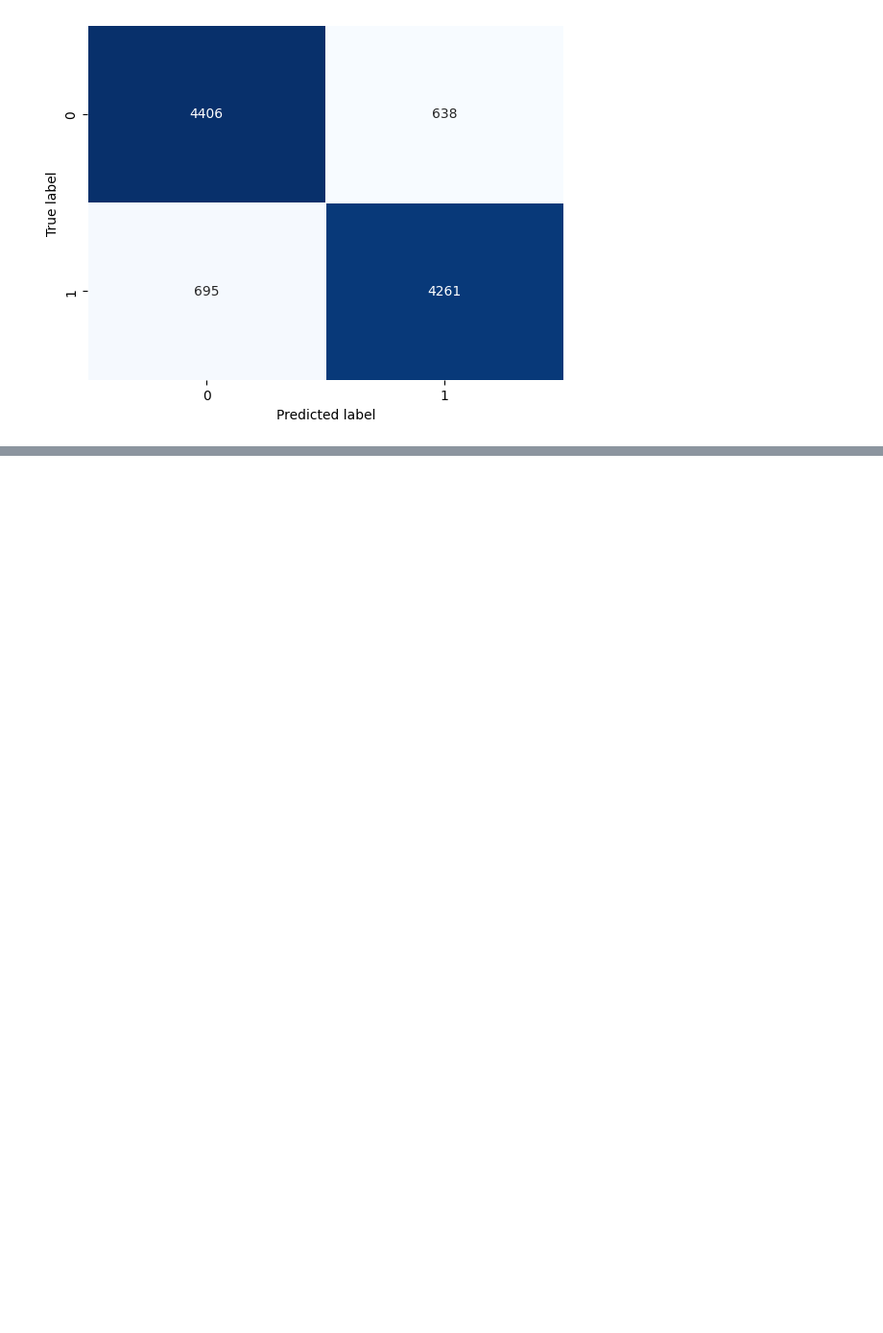
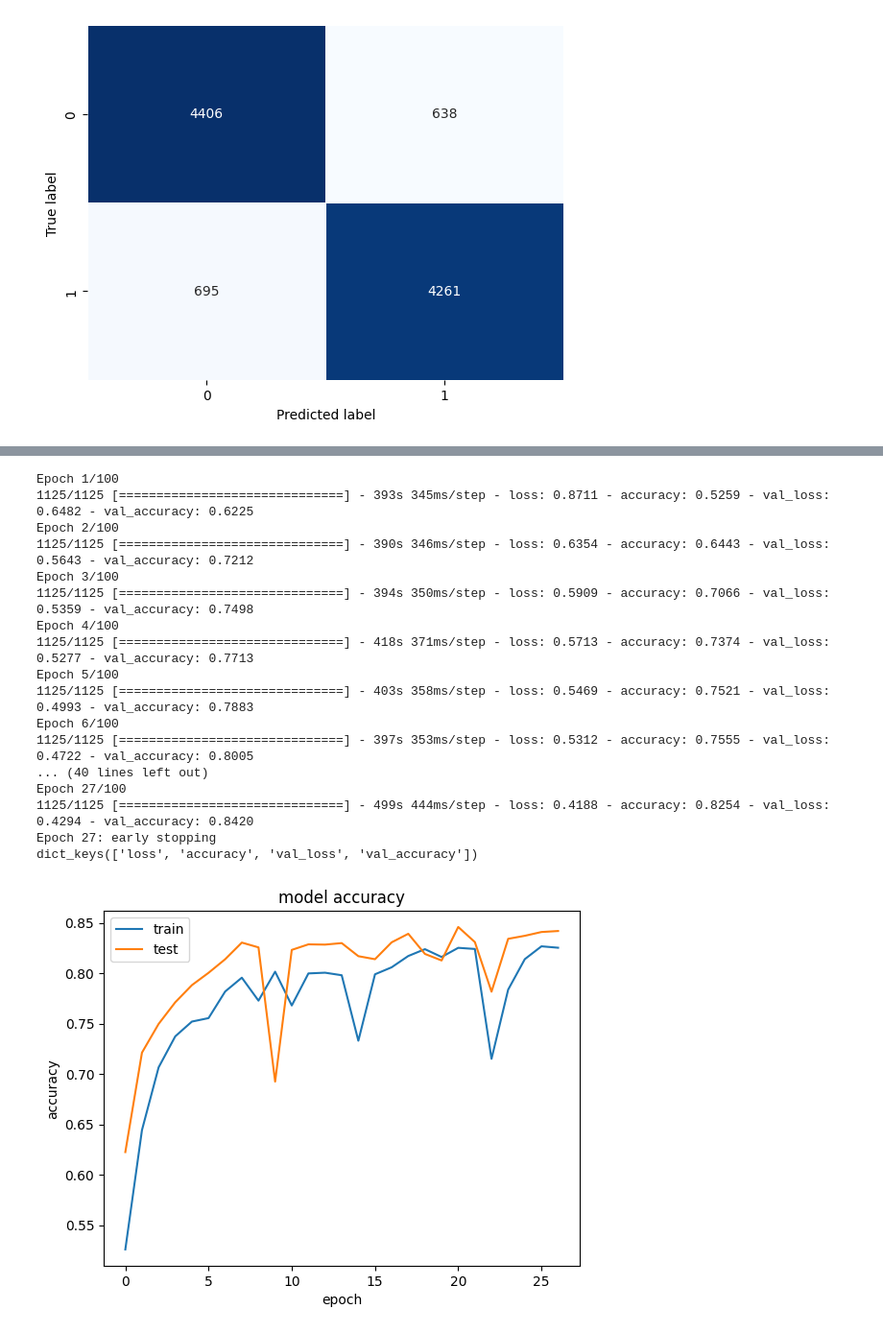
Before and after one commit to debonil/nlu-assignments, a Jupyter notebook: assignment1.ipynb, the cells around one changed output, grey strips where cells are left out. Shown at 96% size. Drawn from its saved outputs; the diff is of its cells as text; code cells hidden in the pictures; blank space fills up the shorter version.

Commit message:
Added word to vec

```diff
--- a/assignment1.ipynb
+++ b/assignment1.ipynb
@@ -146,7 +146,7 @@ print(encoded_train[0:2])
 # %% [output]
 [[1148, 3671, 9852, 849, 1119, 376, 21997, 51, 34614, 1639, 58, 93, 89, 1417, 3587, 536, 1739, 2053, 23070, 1246, 68414, 17410, 1701, 90, 13784, 2988, 1, 21, 42, 63, 4406, 4239, 136, 5, 10514, 52, 86, ...
 # %%
-max_length = 64
+max_length = 128
 padded_train = pad_sequences(encoded_train, maxlen=max_length, padding='post')
 padded_test = pad_sequences(encoded_test, maxlen=max_length, padding='post')
 padded_val = pad_sequences(encoded_val, maxlen=max_length, padding='post')
@@ -674,0 +704,9 @@ plot_confusion_matrix(y_test, preds_bilstm_64)
+# %%
+vocab_size = len(t.word_index) + 1
+embedding_matrix = np.zeros((vocab_size, Embedding_dimensions))
+
+for word, token in t.word_index.items():
+    if word2vec_model.wv.__contains__(word):
+        embedding_matrix[token] = word2vec_model.wv.__getitem__(word)
+
+print("Embedding Matrix Shape:", embedding_matrix.shape)
@@ -674,0 +715,21 @@ plot_confusion_matrix(y_test, preds_bilstm_64)
+# %%
+#max_length = 64
+
+# define the model
+BiLSTMLayerWithWord2Vec = Sequential(name="BiLSTMLayerWithWord2Vec")
+BiLSTMLayerWithWord2Vec.add(Embedding(vocab_size, 256, input_length=max_length,
+                                      weights=[embedding_matrix],trainable = False))
+BiLSTMLayerWithWord2Vec.add(Bidirectional(LSTM(128, dropout=0.3, return_sequences=True)))
+BiLSTMLayerWithWord2Vec.add(Bidirectional(LSTM(128, dropout=0.3, return_sequences=False)))
+BiLSTMLayerWithWord2Vec.add(Dense(32, activation='relu'))
+BiLSTMLayerWithWord2Vec.add(Dropout(0.2))
+BiLSTMLayerWithWord2Vec.add(Dense(1, activation='relu'))
+
+
+opt = keras.optimizers.Adam(learning_rate=1e-5)
+
+# compile the model
+BiLSTMLayerWithWord2Vec.compile(optimizer=opt, loss='binary_crossentropy', metrics=['accuracy'])
+
+# summarize the model
+print(BiLSTMLayerWithWord2Vec.summary())
@@ -674,0 +754,30 @@ plot_confusion_matrix(y_test, preds_bilstm_64)
+# %%
+early_stop = EarlyStopping(monitor='val_loss', mode='min', verbose=1, patience=5)
+
+# fit the model
+history = BiLSTMLayerWithWord2Vec.fit(x=padded_train,
+         y=y_train,
+         epochs=100,
+         validation_data=(padded_val, y_val), verbose=1,
+         callbacks=[early_stop]
+         )
+plot_training_graph(history)
+# %% [output]
+Epoch 1/100
+1125/1125 [==============================] - 393s 345ms/step - loss: 0.8711 - accuracy: 0.5259 - val_loss: 0.6482 - val_accuracy: 0.6225
+Epoch 2/100
+1125/1125 [==============================] - 390s 346ms/step - loss: 0.6354 - accuracy: 0.6443 - val_loss: 0.5643 - val_accuracy: 0.7212
+Epoch 3/100
+1125/1125 [==============================] - 394s 350ms/step - loss: 0.5909 - accuracy: 0.7066 - val_loss: 0.5359 - val_accuracy: 0.7498
+Epoch 4/100
+1125/1125 [==============================] - 418s 371ms/step - loss: 0.5713 - accuracy: 0.7374 - val_loss: 0.5277 - val_accuracy: 0.7713
+Epoch 5/100
+1125/1125 [==============================] - 403s 358ms/step - loss: 0.5469 - accuracy: 0.7521 - val_loss: 0.4993 - val_accuracy: 0.7883
+Epoch 6/100
+1125/1125 [==============================] - 397s 353ms/step - loss: 0.5312 - accuracy: 0.7555 - val_loss: 0.4722 - val_accuracy: 0.8005
+... (40 lines left out)
+Epoch 27/100
+1125/1125 [==============================] - 499s 444ms/step - loss: 0.4188 - accuracy: 0.8254 - val_loss: 0.4294 - val_accuracy: 0.8420
+Epoch 27: early stopping
+dict_keys(['loss', 'accuracy', 'val_loss', 'val_accuracy'])
+[figure, added]
```
Also changed, not shown: parts of 9 cells of this notebook.
